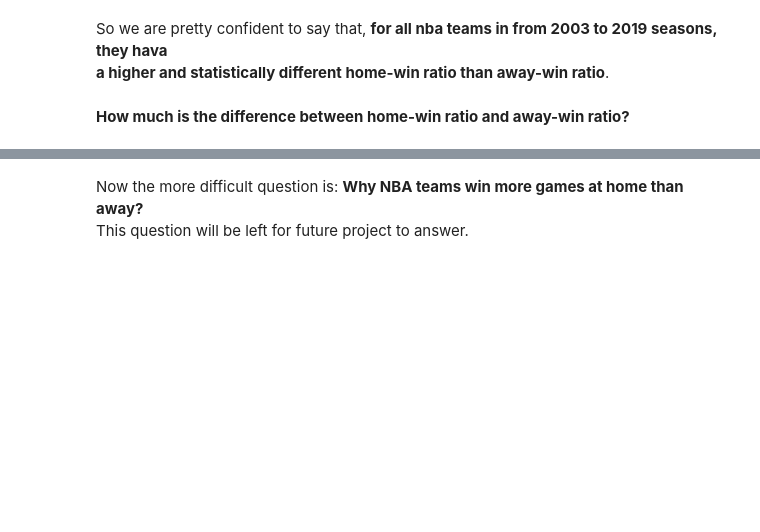
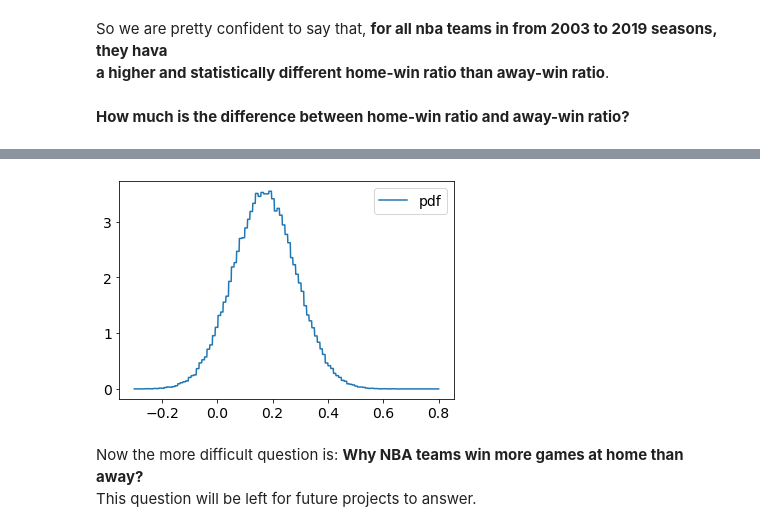
Before and after one commit to Pinkwjp/nba, a Jupyter notebook: projects/do_nba_teams_win_more_games_at_home_court.ipynb, the cells around one changed output, grey strips where cells are left out. Saved outputs shown, nothing was run; the diff lists cells and outputs as text; code cells hidden in the pictures; blank space fills up the shorter version.

```diff
--- a/projects/do_nba_teams_win_more_games_at_home_court.ipynb
+++ b/projects/do_nba_teams_win_more_games_at_home_court.ipynb
@@ -472,0 +493,9 @@ a higher and statistically different home-win ratio than away-win ratio**.
+# %%
+from scipy import stats
+
+x = df_ratio_differences.HOME_AWAY_WIN_RATIO_DIFFERENCE
+
+(test_statistic, critical_values, significance_level) = stats.anderson(x, dist='norm')
+
+assert np.all(
+    np.array(critical_values) > test_statistic)
@@ -472,0 +505,9 @@ a higher and statistically different home-win ratio than away-win ratio**.
+# %%
+from scipy import stats
+
+(loc, scale) = shape_parameters = stats.norm.fit(x)
+
+print(shape_parameters)
+
+end_points = stats.norm.interval(0.95, loc=loc, scale=scale)
+print(end_points)
@@ -473,3 +521,15 @@ a higher and statistically different home-win ratio than away-win ratio**.
+# %%
+x = np.linspace(-0.3, 0.8, num=1000)
+
+data = stats.norm.rvs(size=100000, loc=loc, scale=scale)
+hist = np.histogram(data, bins=100)
+hist_dist = stats.rv_histogram(hist)
+
+plt.plot(x, hist_dist.pdf(x), label='pdf')
+plt.legend()
+plt.show()
+# %% [output]
+[figure, added]
 # %% [markdown]
 Now the more difficult question is: **Why NBA teams win more games at home than away?**
-This question will be left for future project to answer.
+This question will be left for future projects to answer.
```
Also changed, not shown: parts of 6 cells of this notebook.
